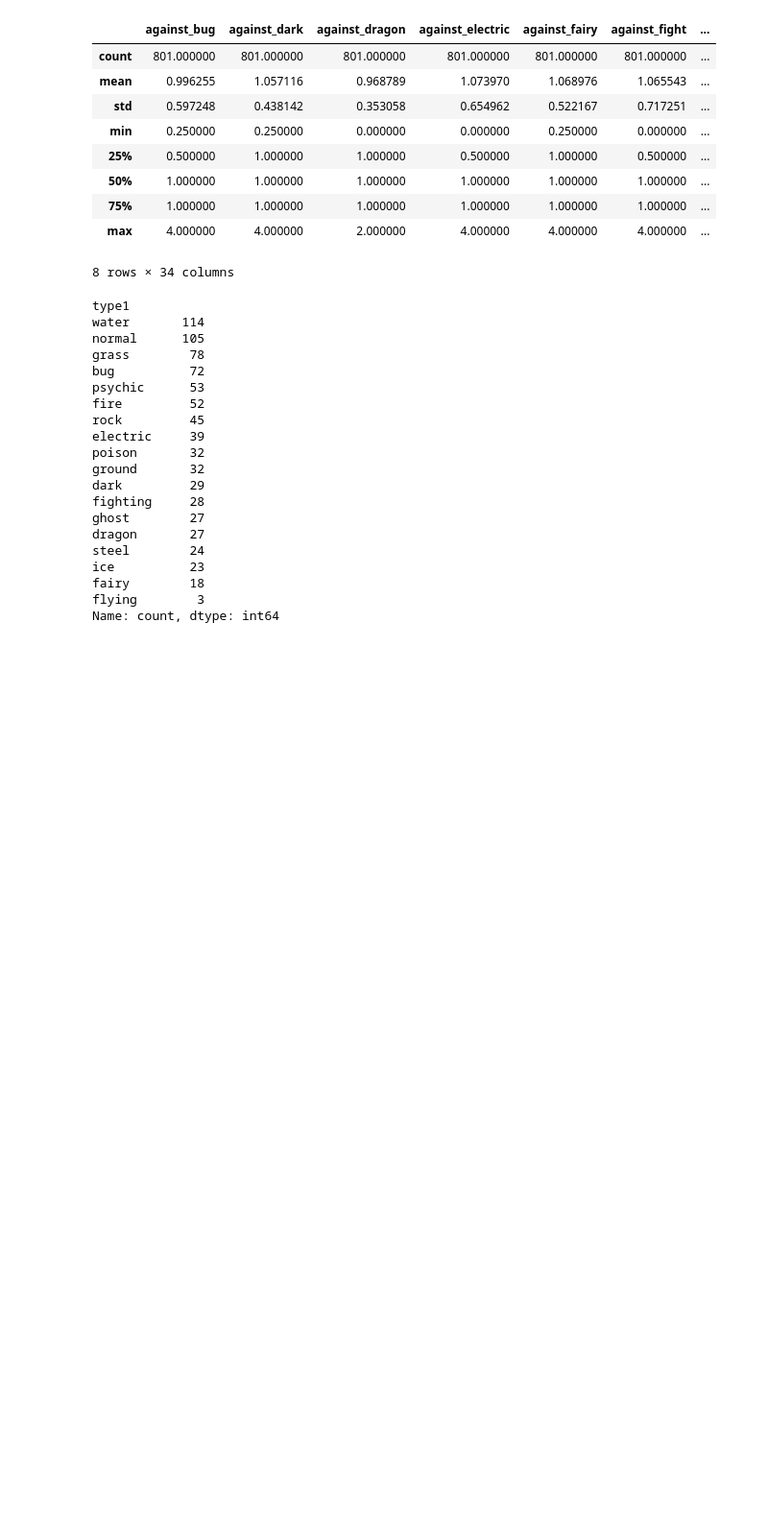
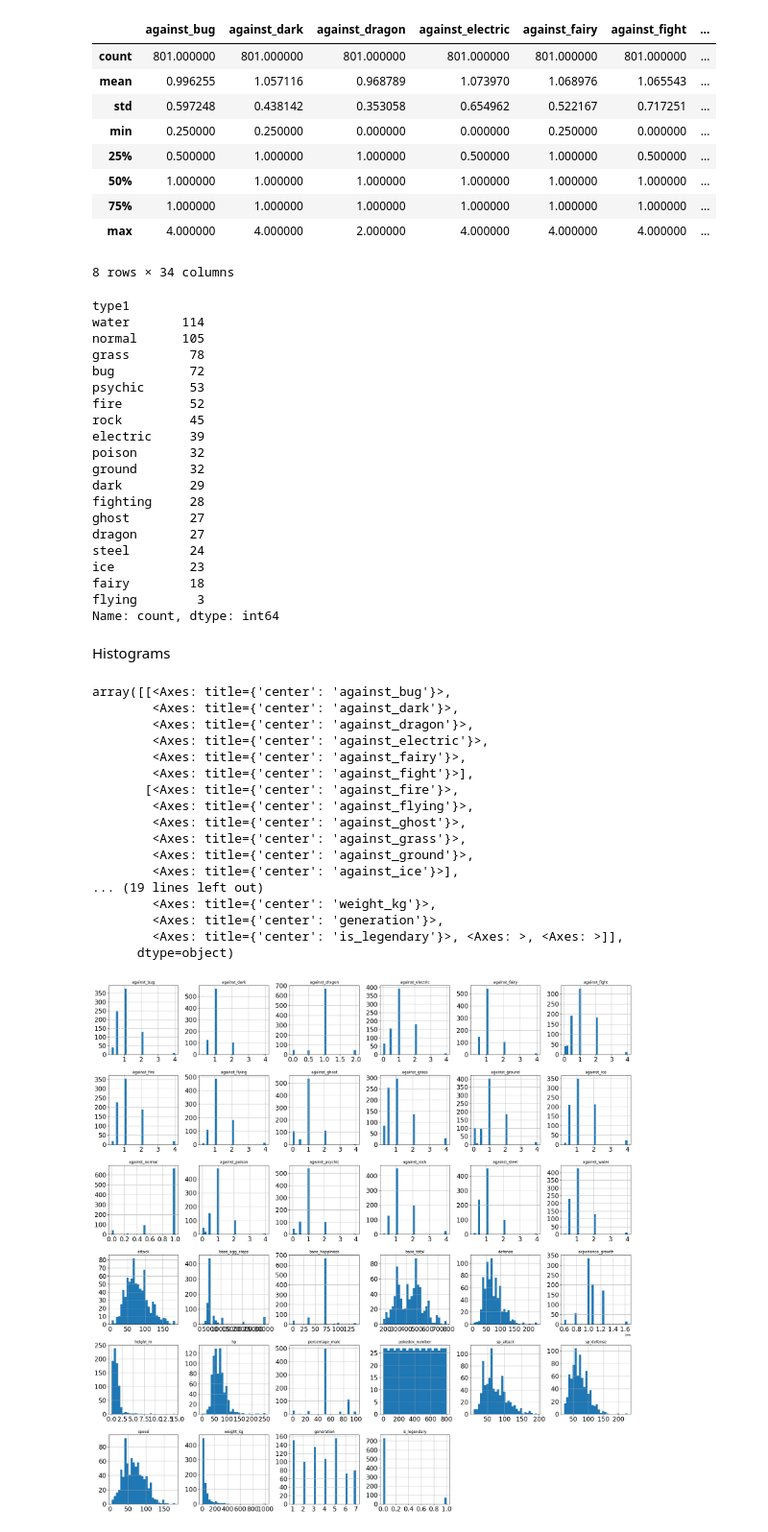
Before and after one commit to kpapezova/pokemon_data_analysis, a Jupyter notebook: pokemon_analysis.ipynb, the cells around one changed output. Shown at 96% size. Saved outputs shown, nothing was run; the diff lists cells and outputs as text; code cells hidden in the pictures; blank space fills up the shorter version.

Commit message:
Histograms and copy making of selected columns

```diff
--- a/pokemon_analysis.ipynb
+++ b/pokemon_analysis.ipynb
@@ -231,3 +232,5 @@ ice          23
 fairy        18
 flying        3
 Name: count, dtype: int64
+# %% [markdown]
+Histograms
@@ -233,0 +240,21 @@ Name: count, dtype: int64
+# %%
+pokemon_data.hist(figsize=(30, 30), xlabelsize=20, ylabelsize=20, bins=30)
+# %% [output]
+array([[<Axes: title={'center': 'against_bug'}>,
+        <Axes: title={'center': 'against_dark'}>,
+        <Axes: title={'center': 'against_dragon'}>,
+        <Axes: title={'center': 'against_electric'}>,
+        <Axes: title={'center': 'against_fairy'}>,
+        <Axes: title={'center': 'against_fight'}>],
+       [<Axes: title={'center': 'against_fire'}>,
+        <Axes: title={'center': 'against_flying'}>,
+        <Axes: title={'center': 'against_ghost'}>,
+        <Axes: title={'center': 'against_grass'}>,
+        <Axes: title={'center': 'against_ground'}>,
+        <Axes: title={'center': 'against_ice'}>],
+... (19 lines left out)
+        <Axes: title={'center': 'weight_kg'}>,
+        <Axes: title={'center': 'generation'}>,
+        <Axes: title={'center': 'is_legendary'}>, <Axes: >, <Axes: >]],
+      dtype=object)
+[figure, added]
```
Also changed, not shown: parts of 5 cells of this notebook.
